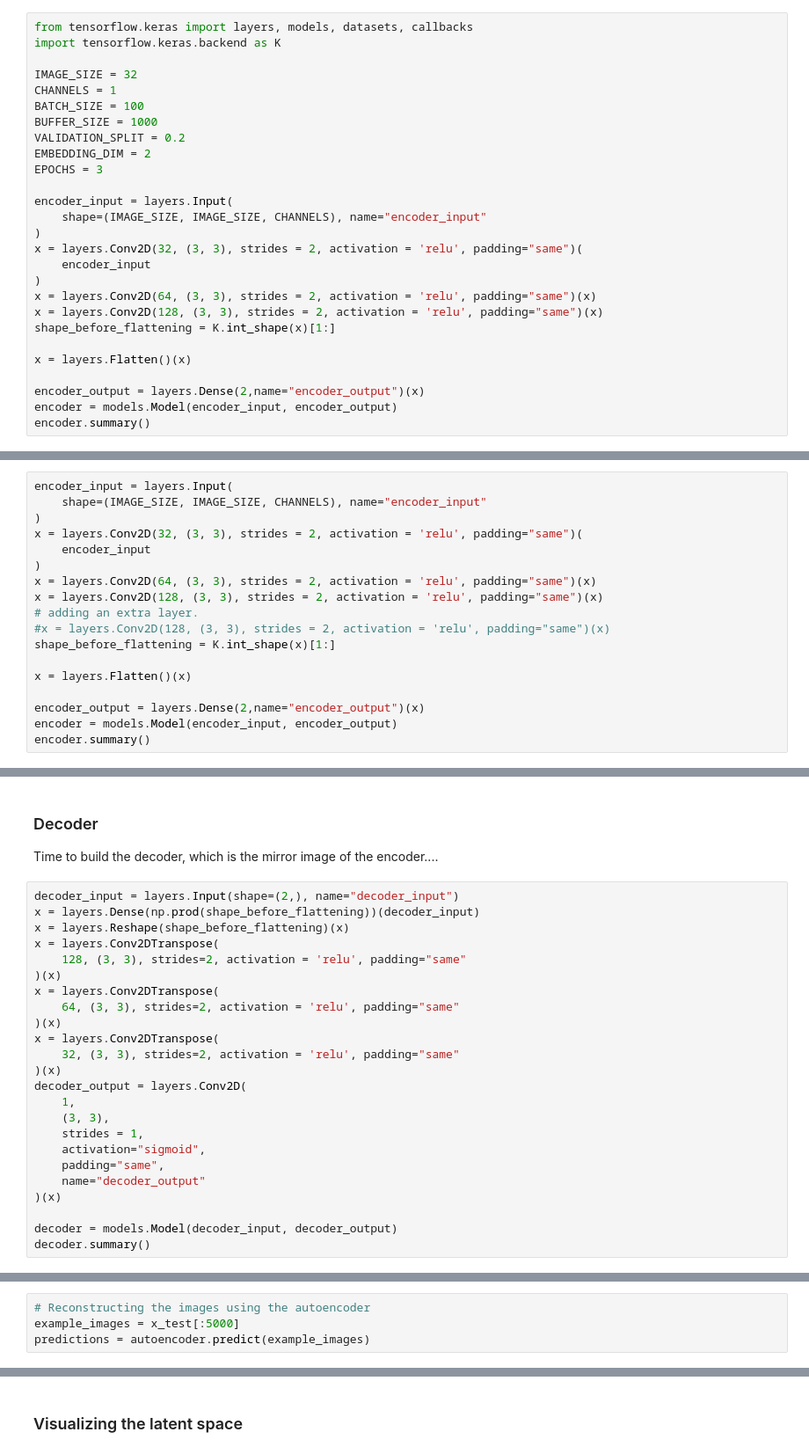
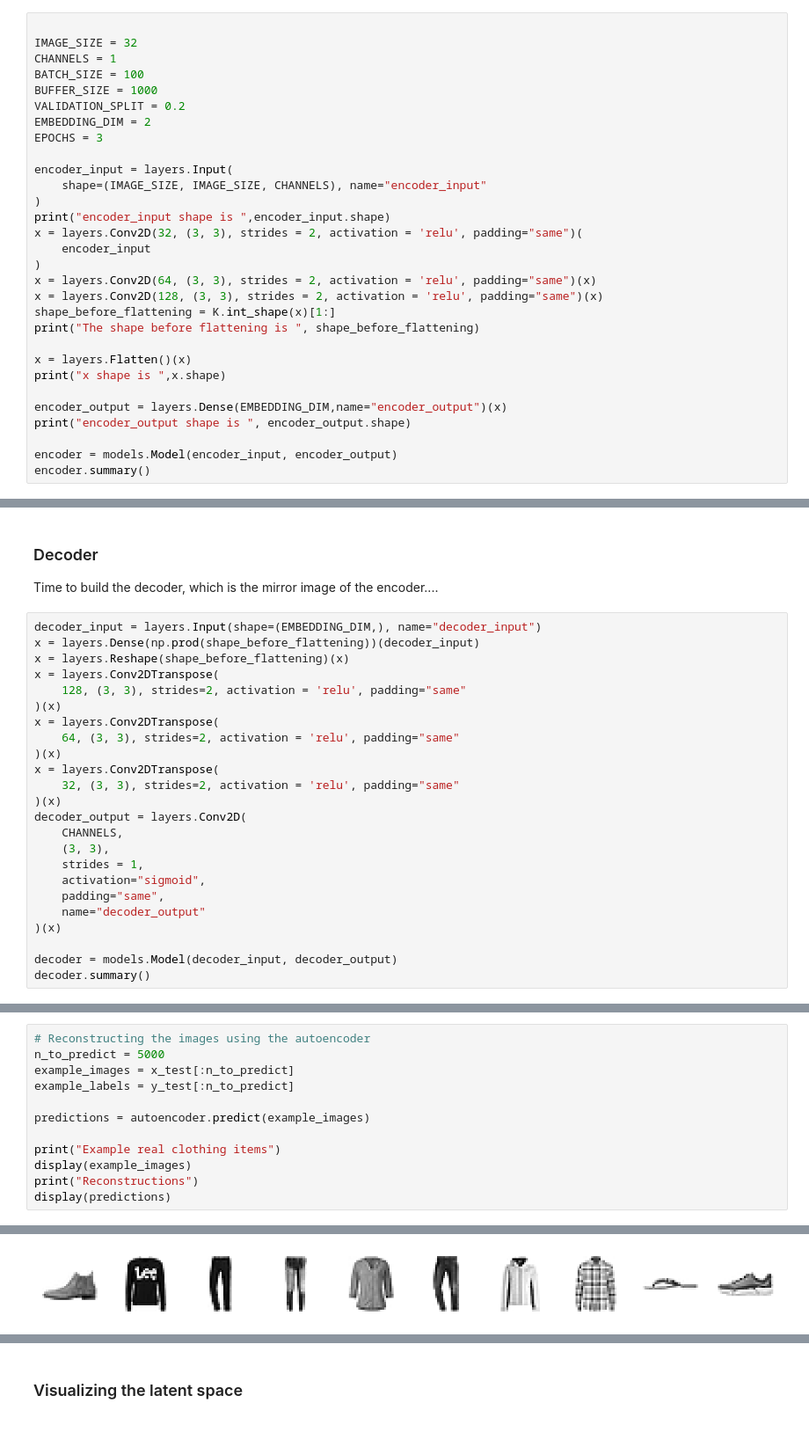
Before and after one commit to jcarlson23/generative-ai-explorations, a Jupyter notebook: chap3/variational_encoders.ipynb, the cells around one changed output, grey strips where cells are left out. Shown at 88% size. Cells and saved outputs as stored; diff of their text form; blank space fills up the shorter version.

```diff
--- a/chap3/variational_encoders.ipynb
+++ b/chap3/variational_encoders.ipynb
@@ -26,8 +42,6 @@ The lower-dimensional represenation is often called **latent space**.
 
 Let's start building the autoencoder, first **The Encoder**.
 # %%
-from tensorflow.keras import layers, models, datasets, callbacks
-import tensorflow.keras.backend as K
 
 IMAGE_SIZE = 32
 CHANNELS = 1
@@ -40,16 +54,21 @@ EPOCHS = 3
 encoder_input = layers.Input(
     shape=(IMAGE_SIZE, IMAGE_SIZE, CHANNELS), name="encoder_input"
 )
+print("encoder_input shape is ",encoder_input.shape)
 x = layers.Conv2D(32, (3, 3), strides = 2, activation = 'relu', padding="same")(
     encoder_input
 )
 x = layers.Conv2D(64, (3, 3), strides = 2, activation = 'relu', padding="same")(x)
 x = layers.Conv2D(128, (3, 3), strides = 2, activation = 'relu', padding="same")(x)
 shape_before_flattening = K.int_shape(x)[1:]
+print("The shape before flattening is ", shape_before_flattening)
 
 x = layers.Flatten()(x)
+print("x shape is ",x.shape)
 
-encoder_output = layers.Dense(2,name="encoder_output")(x)
+encoder_output = layers.Dense(EMBEDDING_DIM,name="encoder_output")(x)
+print("encoder_output shape is ", encoder_output.shape)
+
 encoder = models.Model(encoder_input, encoder_output)
 encoder.summary()
 # %% [output]
@@ -73,21 +92,3 @@ _________________________________________________________________
 # %% [markdown]
 Going further? Experimenting with number of convolution layers and filters to understand
 how the architecture affects the overall number of model parameters and performance.
-# %%
-encoder_input = layers.Input(
-    shape=(IMAGE_SIZE, IMAGE_SIZE, CHANNELS), name="encoder_input"
-)
-x = layers.Conv2D(32, (3, 3), strides = 2, activation = 'relu', padding="same")(
-    encoder_input
-)
-x = layers.Conv2D(64, (3, 3), strides = 2, activation = 'relu', padding="same")(x)
-x = layers.Conv2D(128, (3, 3), strides = 2, activation = 'relu', padding="same")(x)
-# adding an extra layer.
-#x = layers.Conv2D(128, (3, 3), strides = 2, activation = 'relu', padding="same")(x)
-shape_before_flattening = K.int_shape(x)[1:]
-
-x = layers.Flatten()(x)
-
-encoder_output = layers.Dense(2,name="encoder_output")(x)
-encoder = models.Model(encoder_input, encoder_output)
-encoder.summary()
@@ -113,7 +96,7 @@ _________________________________________________________________
 ### Decoder
 Time to build the decoder, which is the mirror image of the encoder....
 # %%
-decoder_input = layers.Input(shape=(2,), name="decoder_input")
+decoder_input = layers.Input(shape=(EMBEDDING_DIM,), name="decoder_input")
 x = layers.Dense(np.prod(shape_before_flattening))(decoder_input)
 x = layers.Reshape(shape_before_flattening)(x)
 x = layers.Conv2DTranspose(
@@ -126,7 +109,7 @@ x = layers.Conv2DTranspose(
     32, (3, 3), strides=2, activation = 'relu', padding="same"
 )(x)
 decoder_output = layers.Conv2D(
-    1,
+    CHANNELS,
     (3, 3),
     strides = 1,
     activation="sigmoid",
@@ -214,6 +212,14 @@ Epoch 5/5
 # %%
 # Reconstructing the images using the autoencoder
-example_images = x_test[:5000]
+n_to_predict = 5000
+example_images = x_test[:n_to_predict]
+example_labels = y_test[:n_to_predict]
+
 predictions = autoencoder.predict(example_images)
+
+print("Example real clothing items")
+display(example_images)
+print("Reconstructions")
+display(predictions)
 # %% [output]
 157/157 [==============================] - 1s 9ms/step
@@ -219,0 +227 @@ predictions = autoencoder.predict(example_images)
+[figure, added]
```
Also changed, not shown: parts of 11 cells of this notebook, 43 other files.
